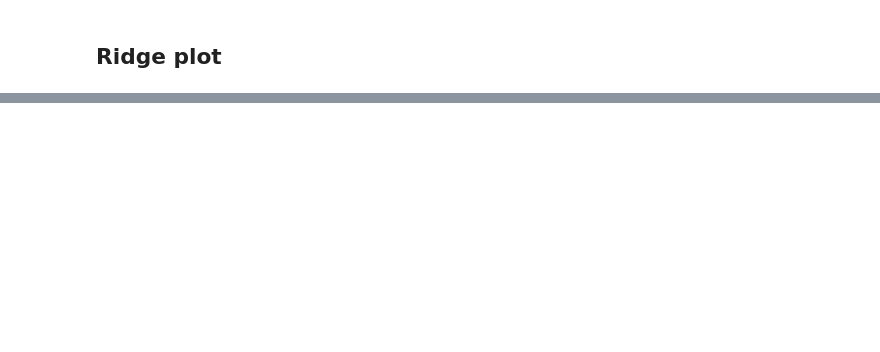
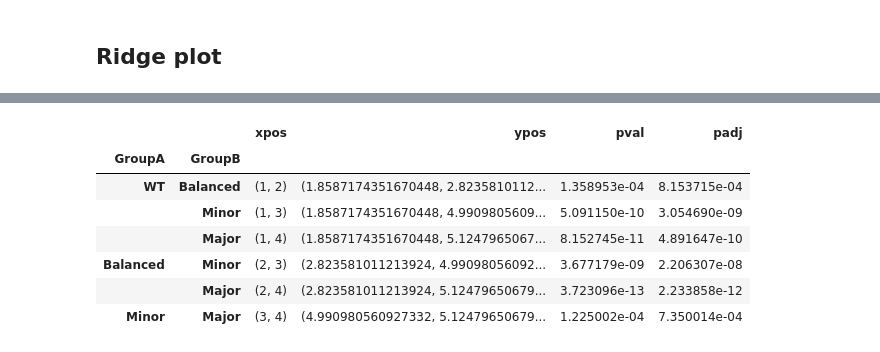
Before and after one commit to fossbert/Python_Packages, a Jupyter notebook: Dev_cbviz.ipynb, the cells around one changed output, grey strips where cells are left out. Cells and saved outputs as stored; diff of their text form; code cells hidden in the pictures; blank space fills up the shorter version.

```diff
--- a/Dev_cbviz.ipynb
+++ b/Dev_cbviz.ipynb
@@ -209,0 +253,11 @@ list(product(('object', 'category'), repeat=2))
+# %%
+sb.pairwise_stats
+# %% [output]
+|  |  | xpos | ypos | pval | padj |
+| GroupA | GroupB |  |  |  |  |
+| WT | Balanced | (1, 2) | (1.8587174351670448, 2.8235810112... | 1.358953e-04 | 8.153715e-04 |
+|  | Minor | (1, 3) | (1.8587174351670448, 4.9909805609... | 5.091150e-10 | 3.054690e-09 |
+|  | Major | (1, 4) | (1.8587174351670448, 5.1247965067... | 8.152745e-11 | 4.891647e-10 |
+| Balanced | Minor | (2, 3) | (2.823581011213924, 4.99098056092... | 3.677179e-09 | 2.206307e-08 |
+|  | Major | (2, 4) | (2.823581011213924, 5.12479650679... | 3.723096e-13 | 2.233858e-12 |
+| Minor | Major | (3, 4) | (4.990980560927332, 5.12479650679... | 1.225002e-04 | 7.350014e-04 |
```
Also changed, not shown: parts of 27 cells of this notebook, 3 other files.
